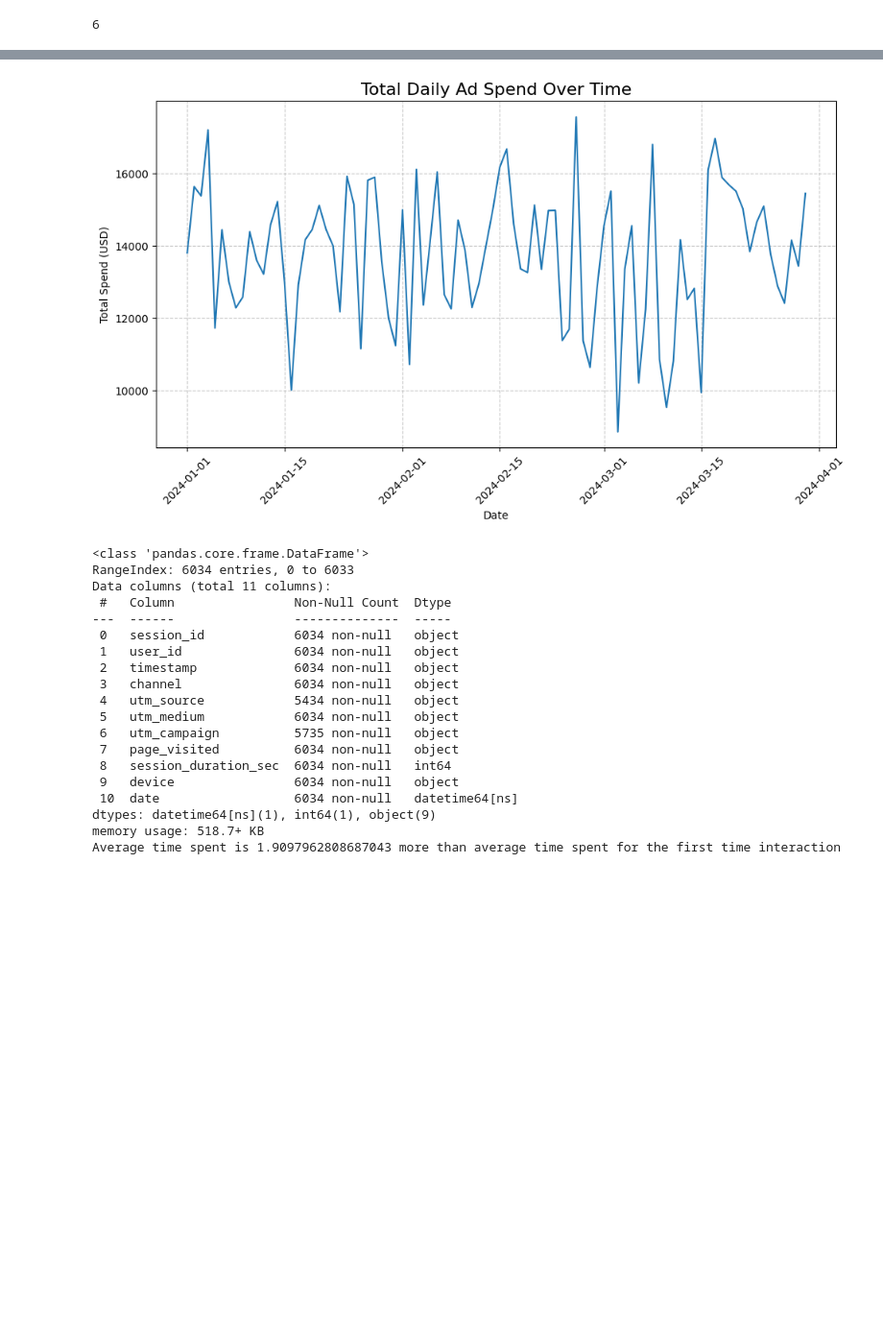
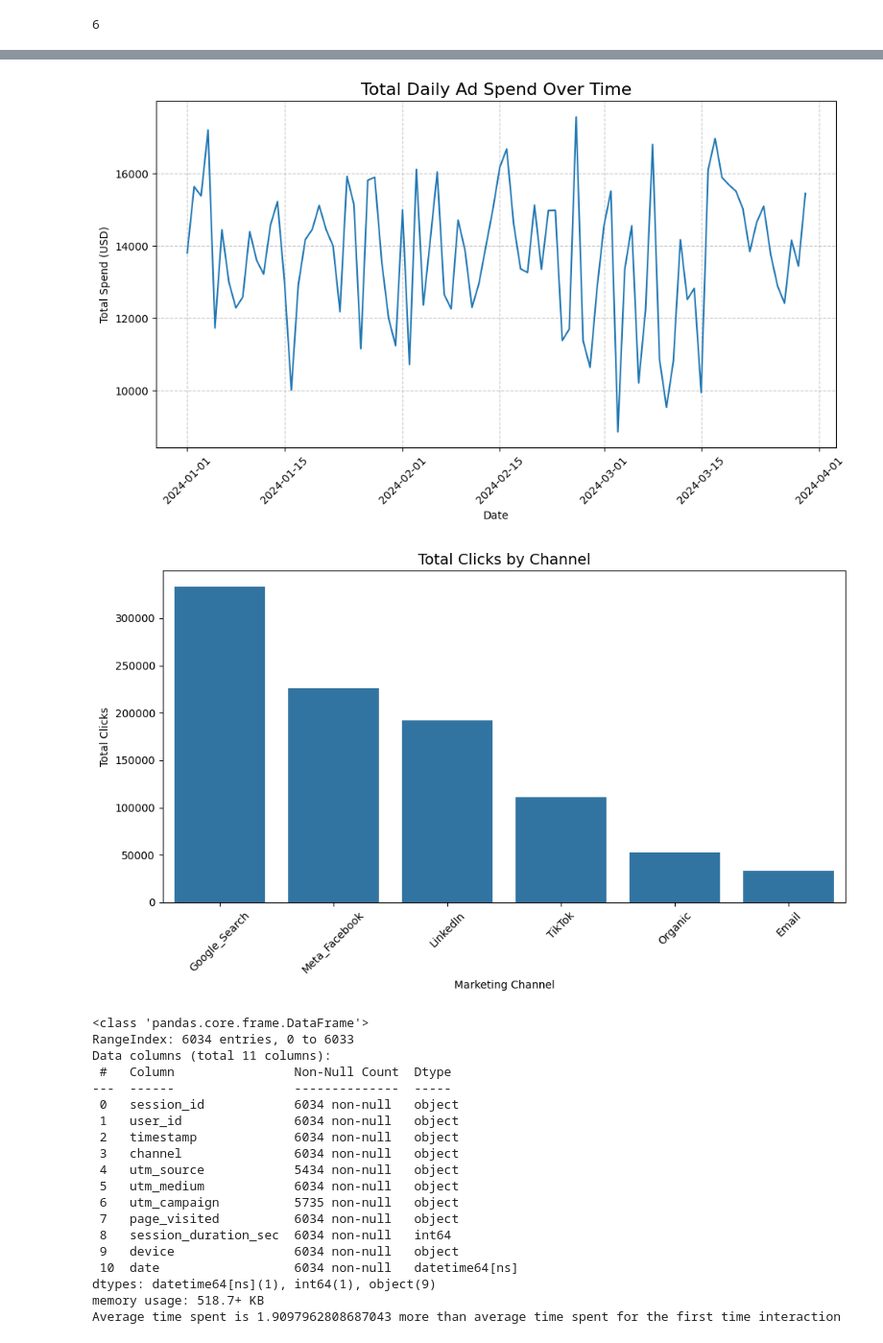
Before and after one commit to banerjee109/Infotact-Data-Team-2, a Jupyter notebook: Assignmenet_1_Roughbook.ipynb, the cells around one changed output, grey strips where cells are left out. Shown at 96% size. Cells and saved outputs as stored; diff of their text form; code cells hidden in the pictures; blank space fills up the shorter version.

Commit message:
Created barplot for assessing clicks channel-wise in ad_spend_df.

```diff
--- a/Assignmenet_1_Roughbook.ipynb
+++ b/Assignmenet_1_Roughbook.ipynb
@@ -306,33 +306,44 @@ plt.show()
 daily_spend = ad_spend_df.groupby('date')['amount_spent_usd'].sum().reset_index()
 plt.figure(figsize=(10, 6))
 sns.lineplot(x='date', y='amount_spent_usd', data=daily_spend)
 plt.title('Total Daily Ad Spend Over Time', fontsize=16)
 plt.xlabel('Date')
 plt.ylabel('Total Spend (USD)')
 plt.grid(True, linestyle='--', alpha=0.7)
 plt.xticks(rotation=45)
 plt.tight_layout()
 plt.show()
+
+channel_clicks = (ad_spend_df.groupby("channel")["clicks"].sum().sort_values(ascending=False).reset_index())
+plt.figure(figsize=(10,6))
+sns.barplot(data=channel_clicks,x="channel",y="clicks")
+plt.title("Total Clicks by Channel", fontsize=14)
+plt.xlabel("Marketing Channel")
+plt.ylabel("Total Clicks")
+plt.xticks(rotation=45)
+plt.tight_layout()
+plt.show()
 # %% [output]
 <class 'pandas.core.frame.DataFrame'>
 RangeIndex: 1350 entries, 0 to 1349
 Data columns (total 7 columns):
  #   Column            Non-Null Count  Dtype
 ---  ------            --------------  -----
  0   date              1350 non-null   object
  1   channel           1350 non-null   object
  2   campaign          1350 non-null   object
  3   amount_spent_usd  1350 non-null   float64
  4   clicks            1350 non-null   int64
  5   impressions       1350 non-null   int64
  6   cpc               1350 non-null   float64
 ... (6 lines left out)
 --------------  -----
 1350 non-null   datetime64[ns]
 dtypes: datetime64[ns](1)
 memory usage: 10.7 KB
 [figure]
 [figure]
+[figure, added]
 # %%
 import pandas as pd
 import numpy as np
```
